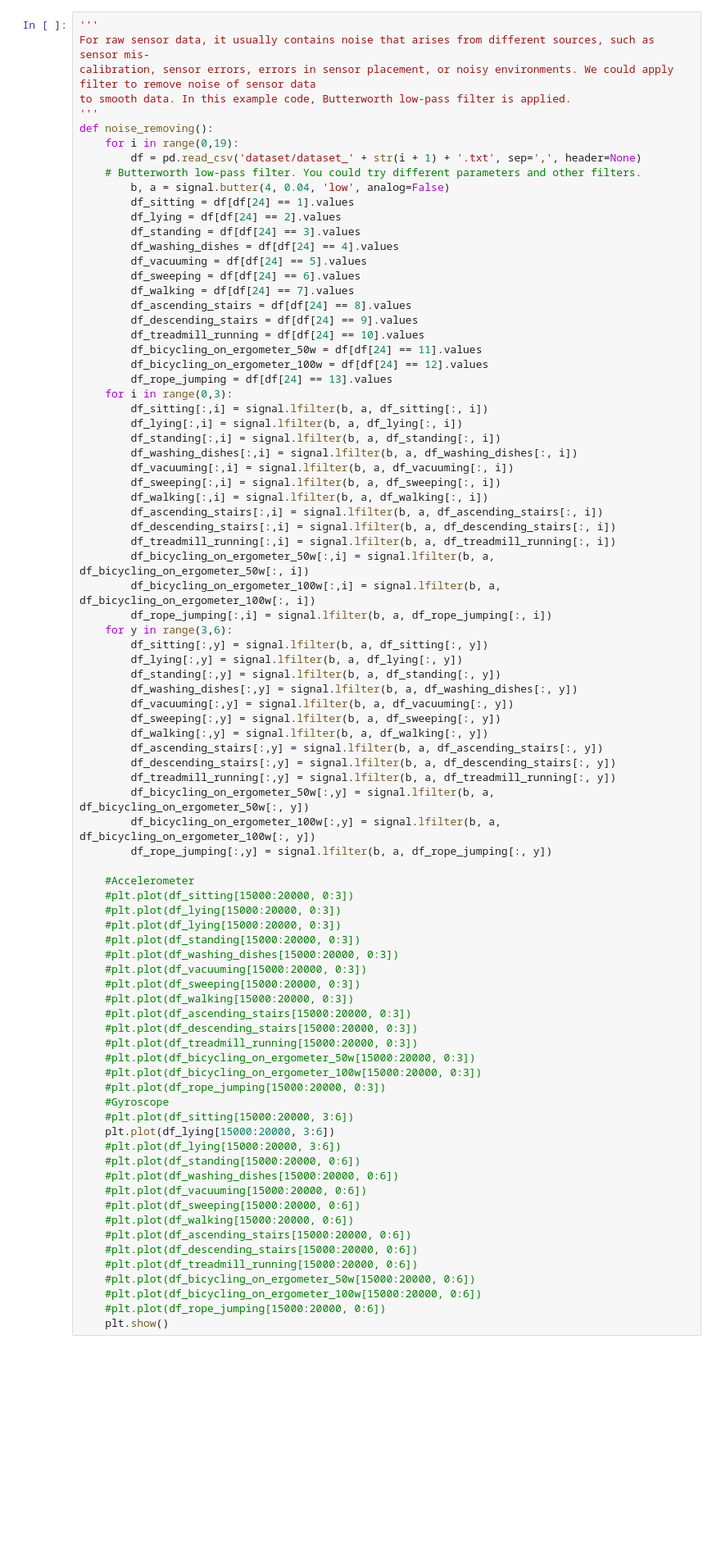
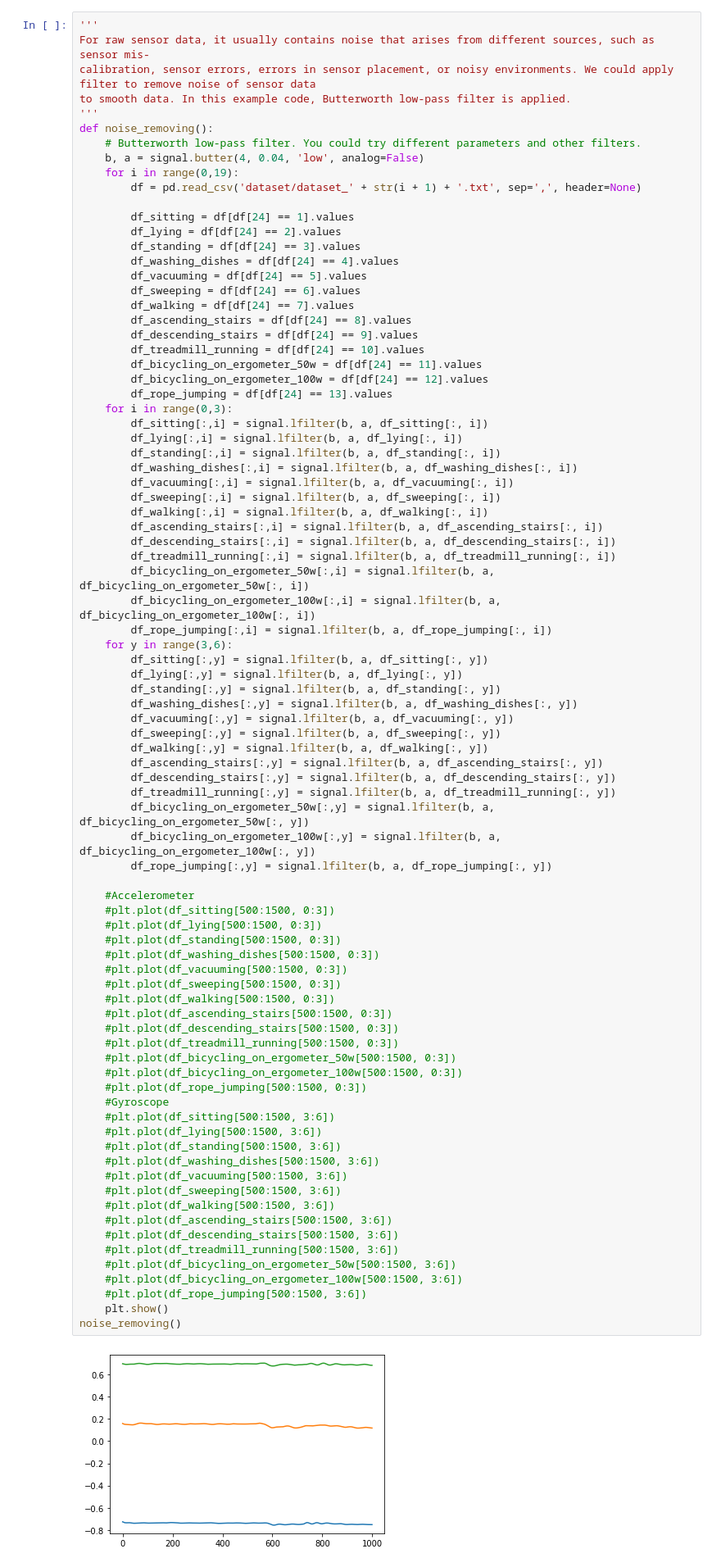
Before and after one commit to tonydahuu/comp255Assignment, a Jupyter notebook: AF255.ipynb, the cells around one changed output. Shown at 82% size. Cells and saved outputs as stored; diff of their text form; blank space fills up the shorter version.

```diff
--- a/AF255.ipynb
+++ b/AF255.ipynb
@@ -107,10 +125,11 @@ calibration, sensor errors, errors in sensor placement, or noisy environments. W
 to smooth data. In this example code, Butterworth low-pass filter is applied.
 '''
 def noise_removing():
+    # Butterworth low-pass filter. You could try different parameters and other filters.
+    b, a = signal.butter(4, 0.04, 'low', analog=False)
     for i in range(0,19):
         df = pd.read_csv('dataset/dataset_' + str(i + 1) + '.txt', sep=',', header=None)
-    # Butterworth low-pass filter. You could try different parameters and other filters.
-        b, a = signal.butter(4, 0.04, 'low', analog=False)
+
         df_sitting = df[df[24] == 1].values
         df_lying = df[df[24] == 2].values
         df_standing = df[df[24] == 3].values
@@ -129,58 +148,59 @@ def noise_removing():
         df_lying[:,i] = signal.lfilter(b, a, df_lying[:, i])
         df_standing[:,i] = signal.lfilter(b, a, df_standing[:, i])
         df_washing_dishes[:,i] = signal.lfilter(b, a, df_washing_dishes[:, i])
         df_vacuuming[:,i] = signal.lfilter(b, a, df_vacuuming[:, i])
         df_sweeping[:,i] = signal.lfilter(b, a, df_sweeping[:, i])
         df_walking[:,i] = signal.lfilter(b, a, df_walking[:, i])
         df_ascending_stairs[:,i] = signal.lfilter(b, a, df_ascending_stairs[:, i])
         df_descending_stairs[:,i] = signal.lfilter(b, a, df_descending_stairs[:, i])
         df_treadmill_running[:,i] = signal.lfilter(b, a, df_treadmill_running[:, i])
         df_bicycling_on_ergometer_50w[:,i] = signal.lfilter(b, a, df_bicycling_on_ergometer_50w[:, i])
         df_bicycling_on_ergometer_100w[:,i] = signal.lfilter(b, a, df_bicycling_on_ergometer_100w[:, i])
         df_rope_jumping[:,i] = signal.lfilter(b, a, df_rope_jumping[:, i])
     for y in range(3,6):
         df_sitting[:,y] = signal.lfilter(b, a, df_sitting[:, y])
         df_lying[:,y] = signal.lfilter(b, a, df_lying[:, y])
         df_standing[:,y] = signal.lfilter(b, a, df_standing[:, y])
         df_washing_dishes[:,y] = signal.lfilter(b, a, df_washing_dishes[:, y])
         df_vacuuming[:,y] = signal.lfilter(b, a, df_vacuuming[:, y])
         df_sweeping[:,y] = signal.lfilter(b, a, df_sweeping[:, y])
         df_walking[:,y] = signal.lfilter(b, a, df_walking[:, y])
         df_ascending_stairs[:,y] = signal.lfilter(b, a, df_ascending_stairs[:, y])
         df_descending_stairs[:,y] = signal.lfilter(b, a, df_descending_stairs[:, y])
         df_treadmill_running[:,y] = signal.lfilter(b, a, df_treadmill_running[:, y])
         df_bicycling_on_ergometer_50w[:,y] = signal.lfilter(b, a, df_bicycling_on_ergometer_50w[:, y])
         df_bicycling_on_ergometer_100w[:,y] = signal.lfilter(b, a, df_bicycling_on_ergometer_100w[:, y])
         df_rope_jumping[:,y] = signal.lfilter(b, a, df_rope_jumping[:, y])
 
     #Accelerometer
-    #plt.plot(df_sitting[15000:20000, 0:3])
-    #plt.plot(df_lying[15000:20000, 0:3])
-    #plt.plot(df_lying[15000:20000, 0:3])
-    #plt.plot(df_standing[15000:20000, 0:3])
-    #plt.plot(df_washing_dishes[15000:20000, 0:3])
-    #plt.plot(df_vacuuming[15000:20000, 0:3])
-    #plt.plot(df_sweeping[15000:20000, 0:3])
-    #plt.plot(df_walking[15000:20000, 0:3])
-    #plt.plot(df_ascending_stairs[15000:20000, 0:3])
-    #plt.plot(df_descending_stairs[15000:20000, 0:3])
-    #plt.plot(df_treadmill_running[15000:20000, 0:3])
-    #plt.plot(df_bicycling_on_ergometer_50w[15000:20000, 0:3])
-    #plt.plot(df_bicycling_on_ergometer_100w[15000:20000, 0:3])
-    #plt.plot(df_rope_jumping[15000:20000, 0:3])
+    #plt.plot(df_sitting[500:1500, 0:3])
+    #plt.plot(df_lying[500:1500, 0:3])
+    #plt.plot(df_standing[500:1500, 0:3])
+    #plt.plot(df_washing_dishes[500:1500, 0:3])
+    #plt.plot(df_vacuuming[500:1500, 0:3])
+    #plt.plot(df_sweeping[500:1500, 0:3])
+    #plt.plot(df_walking[500:1500, 0:3])
+    #plt.plot(df_ascending_stairs[500:1500, 0:3])
+    #plt.plot(df_descending_stairs[500:1500, 0:3])
+    #plt.plot(df_treadmill_running[500:1500, 0:3])
+    #plt.plot(df_bicycling_on_ergometer_50w[500:1500, 0:3])
+    #plt.plot(df_bicycling_on_ergometer_100w[500:1500, 0:3])
+    #plt.plot(df_rope_jumping[500:1500, 0:3])
     #Gyroscope
-    #plt.plot(df_sitting[15000:20000, 3:6])
-    plt.plot(df_lying[15000:20000, 3:6])
-    #plt.plot(df_lying[15000:20000, 3:6])
-    #plt.plot(df_standing[15000:20000, 0:6])
-    #plt.plot(df_washing_dishes[15000:20000, 0:6])
-    #plt.plot(df_vacuuming[15000:20000, 0:6])
-    #plt.plot(df_sweeping[15000:20000, 0:6])
-    #plt.plot(df_walking[15000:20000, 0:6])
-    #plt.plot(df_ascending_stairs[15000:20000, 0:6])
-    #plt.plot(df_descending_stairs[15000:20000, 0:6])
-    #plt.plot(df_treadmill_running[15000:20000, 0:6])
-    #plt.plot(df_bicycling_on_ergometer_50w[15000:20000, 0:6])
-    #plt.plot(df_bicycling_on_ergometer_100w[15000:20000, 0:6])
-    #plt.plot(df_rope_jumping[15000:20000, 0:6])
+    #plt.plot(df_sitting[500:1500, 3:6])
+    #plt.plot(df_lying[500:1500, 3:6])
+    #plt.plot(df_standing[500:1500, 3:6])
+    #plt.plot(df_washing_dishes[500:1500, 3:6])
+    #plt.plot(df_vacuuming[500:1500, 3:6])
+    #plt.plot(df_sweeping[500:1500, 3:6])
+    #plt.plot(df_walking[500:1500, 3:6])
+    #plt.plot(df_ascending_stairs[500:1500, 3:6])
+    #plt.plot(df_descending_stairs[500:1500, 3:6])
+    #plt.plot(df_treadmill_running[500:1500, 3:6])
+    #plt.plot(df_bicycling_on_ergometer_50w[500:1500, 3:6])
+    #plt.plot(df_bicycling_on_ergometer_100w[500:1500, 3:6])
+    #plt.plot(df_rope_jumping[500:1500, 3:6])
     plt.show()
+noise_removing()
+# %% [output]
+[figure, added]
```
Also changed, not shown: parts of 6 cells of this notebook, 56 other files.
